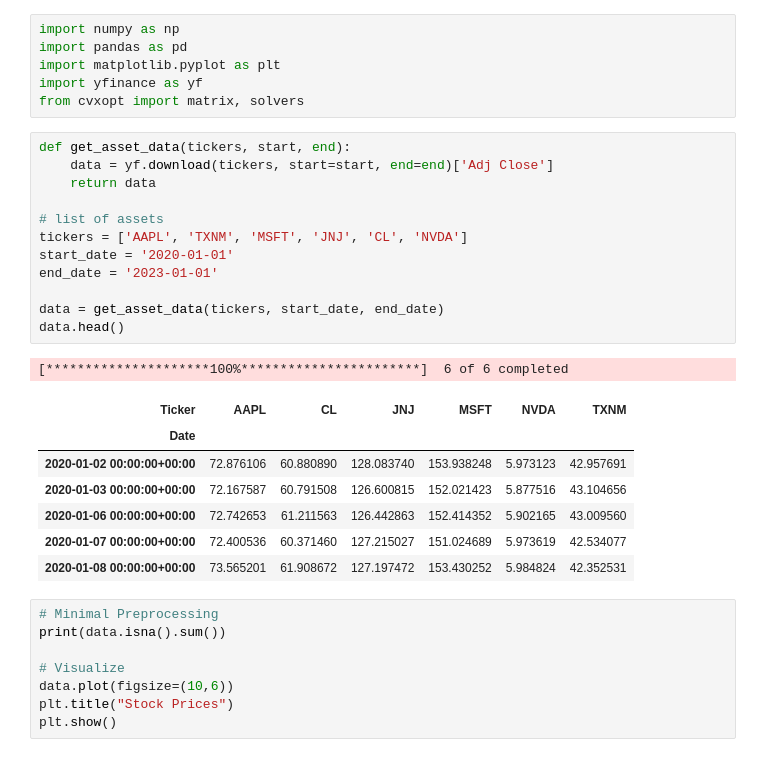
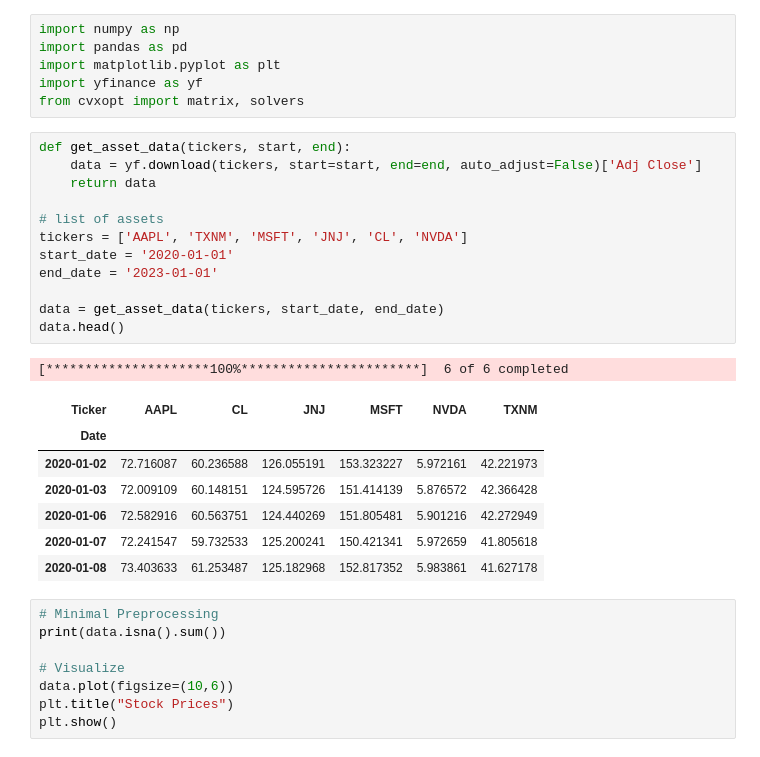
Before and after one commit to achntj/portfolio-optimizer, a Jupyter notebook: Markowitz Portfolio Optimization.ipynb, the cells around one changed output. Saved outputs shown, nothing was run; the diff lists cells and outputs as text.

```diff
--- a/Markowitz Portfolio Optimization.ipynb
+++ b/Markowitz Portfolio Optimization.ipynb
@@ -8,25 +8,25 @@ import yfinance as yf
 from cvxopt import matrix, solvers
 # %%
 def get_asset_data(tickers, start, end):
-    data = yf.download(tickers, start=start, end=end)['Adj Close']
+    data = yf.download(tickers, start=start, end=end, auto_adjust=False)['Adj Close']
     return data
 
 # list of assets
 tickers = ['AAPL', 'TXNM', 'MSFT', 'JNJ', 'CL', 'NVDA']
 start_date = '2020-01-01'
 end_date = '2023-01-01'
 
 data = get_asset_data(tickers, start_date, end_date)
 data.head()
 # %% [output]
 [*********************100%***********************]  6 of 6 completed
 | Ticker | AAPL | CL | JNJ | MSFT | NVDA | TXNM |
 | Date |  |  |  |  |  |  |
-| 2020-01-02 00:00:00+00:00 | 72.876106 | 60.880890 | 128.083740 | 153.938248 | 5.973123 | 42.957691 |
-| 2020-01-03 00:00:00+00:00 | 72.167587 | 60.791508 | 126.600815 | 152.021423 | 5.877516 | 43.104656 |
-| 2020-01-06 00:00:00+00:00 | 72.742653 | 61.211563 | 126.442863 | 152.414352 | 5.902165 | 43.009560 |
-| 2020-01-07 00:00:00+00:00 | 72.400536 | 60.371460 | 127.215027 | 151.024689 | 5.973619 | 42.534077 |
-| 2020-01-08 00:00:00+00:00 | 73.565201 | 61.908672 | 127.197472 | 153.430252 | 5.984824 | 42.352531 |
+| 2020-01-02 | 72.716087 | 60.236588 | 126.055191 | 153.323227 | 5.972161 | 42.221973 |
+| 2020-01-03 | 72.009109 | 60.148151 | 124.595726 | 151.414139 | 5.876572 | 42.366428 |
+| 2020-01-06 | 72.582916 | 60.563751 | 124.440269 | 151.805481 | 5.901216 | 42.272949 |
+| 2020-01-07 | 72.241547 | 59.732533 | 125.200241 | 150.421341 | 5.972659 | 41.805618 |
+| 2020-01-08 | 73.403633 | 61.253487 | 125.182968 | 152.817352 | 5.983861 | 41.627178 |
 # %%
 # Minimal Preprocessing
 print(data.isna().sum())
```
Also changed, not shown: parts of 4 cells of this notebook, 4 other files.
